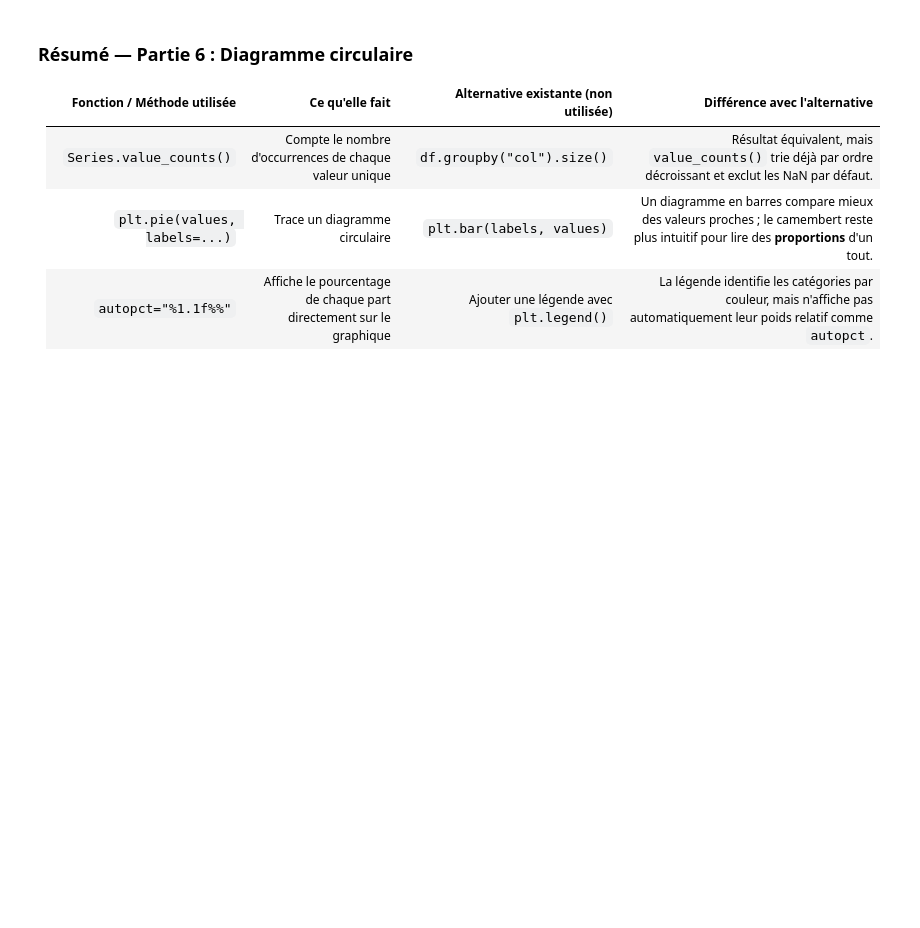
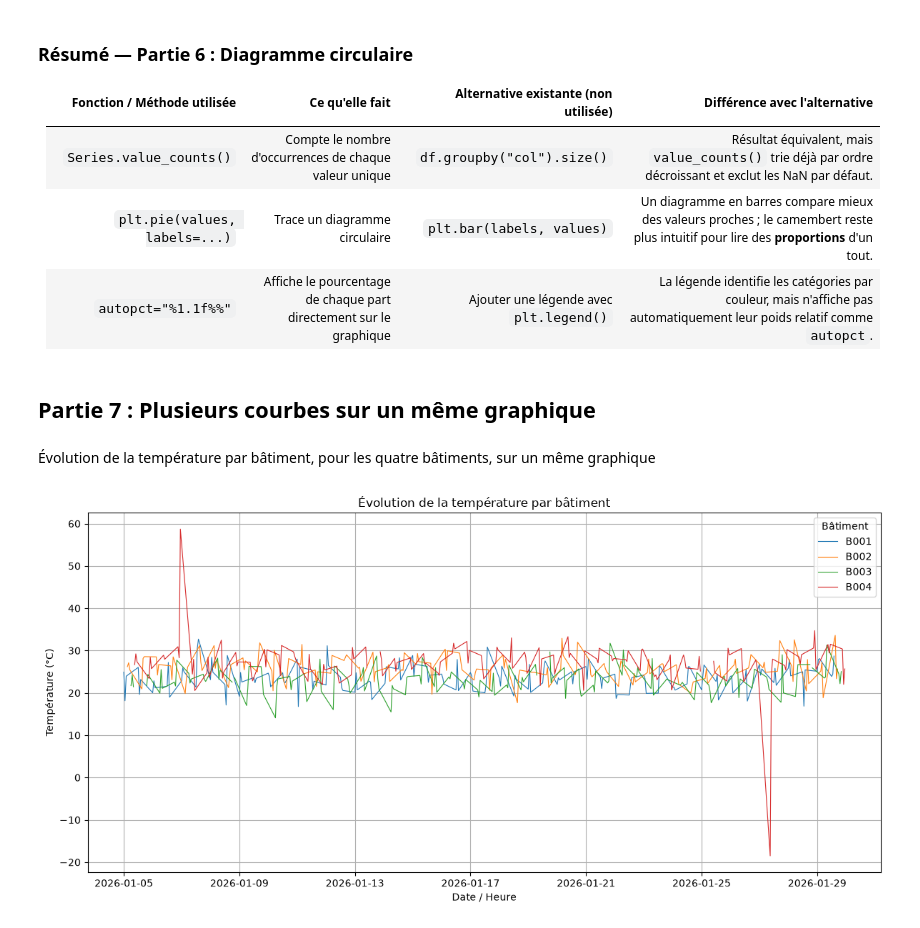
Before and after one commit to Abdoulaye-Diouf/atelier_matplotlib_iot, a Jupyter notebook: notebooks/atelier_matplotlib_iot.ipynb, the cells around one changed output. Saved outputs shown, nothing was run; the diff lists cells and outputs as text; code cells hidden in the pictures; blank space fills up the shorter version.

Commit message:
feat: partie 7 - ajout de la superposition de plusieurs courbes

```diff
--- a/notebooks/atelier_matplotlib_iot.ipynb
+++ b/notebooks/atelier_matplotlib_iot.ipynb
@@ -386,3 +386,23 @@ La très grande majorité des mesures (environ 93-94 %) sont enregistrées avec
 | `Series.value_counts()` | Compte le nombre d'occurrences de chaque valeur unique | `df.groupby("col").size()` | Résultat équivalent, mais `value_counts()` trie déjà par ordre décroissant et exclut les NaN par défaut. |
 | `plt.pie(values, labels=...)` | Trace un diagramme circulaire | `plt.bar(labels, values)` | Un diagramme en barres compare mieux des valeurs proches ; le camembert reste plus intuitif pour lire des **proportions** d'un tout. |
 | `autopct="%1.1f%%"` | Affiche le pourcentage de chaque part directement sur le graphique | Ajouter une légende avec `plt.legend()` | La légende identifie les catégories par couleur, mais n'affiche pas automatiquement leur poids relatif comme `autopct`. |
+# %% [markdown]
+## Partie 7 : Plusieurs courbes sur un même graphique
+# %% [markdown]
+Évolution de la température par bâtiment, pour les quatre bâtiments, sur un même graphique
+# %%
+plt.figure(figsize=(12, 6))
+
+for batiment in sorted(df["batiment"].unique()):
+    sous_df = df[df["batiment"] == batiment].sort_values("date_heure")
+    plt.plot(sous_df["date_heure"], sous_df["temperature"], label=batiment, linewidth=0.8)
+
+plt.title("Évolution de la température par bâtiment")
+plt.xlabel("Date / Heure")
+plt.ylabel("Température (°C)")
+plt.legend(title="Bâtiment")
+plt.grid(True)
+plt.tight_layout()
+plt.show()
+# %% [output]
+[figure, added]
```
Also changed, not shown: parts of 2 cells of this notebook.
